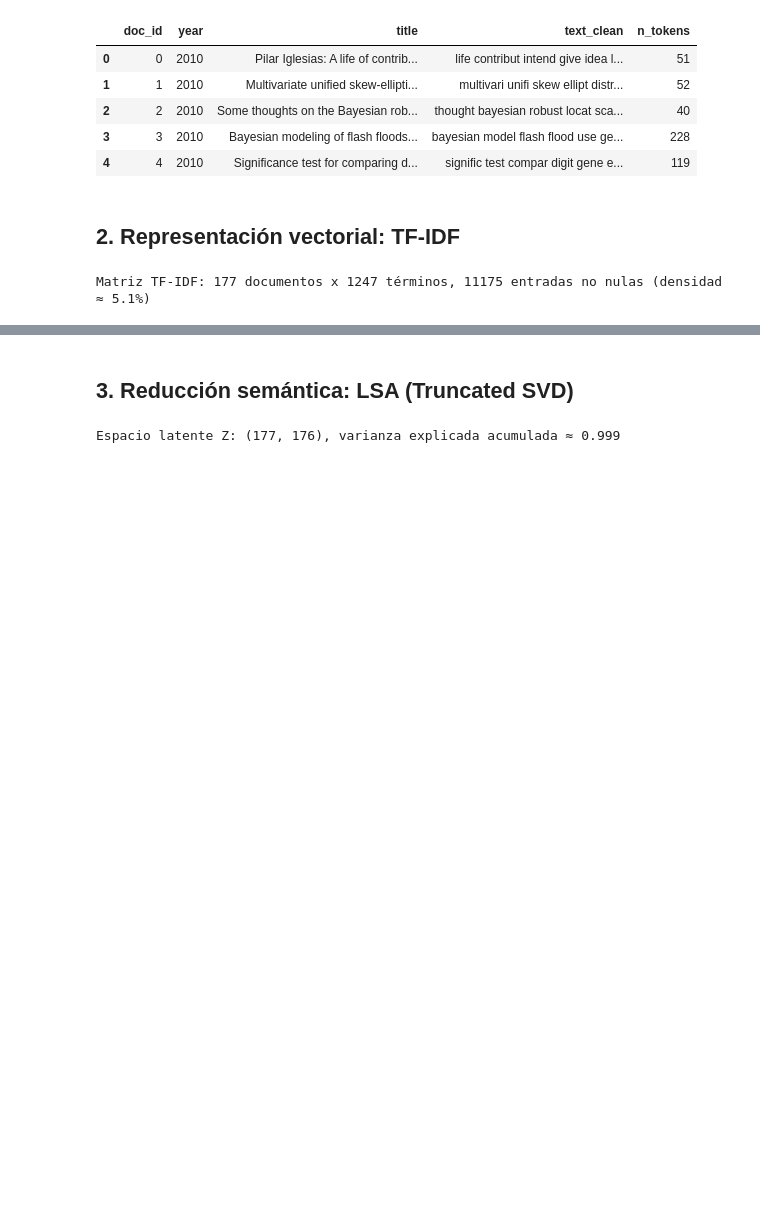
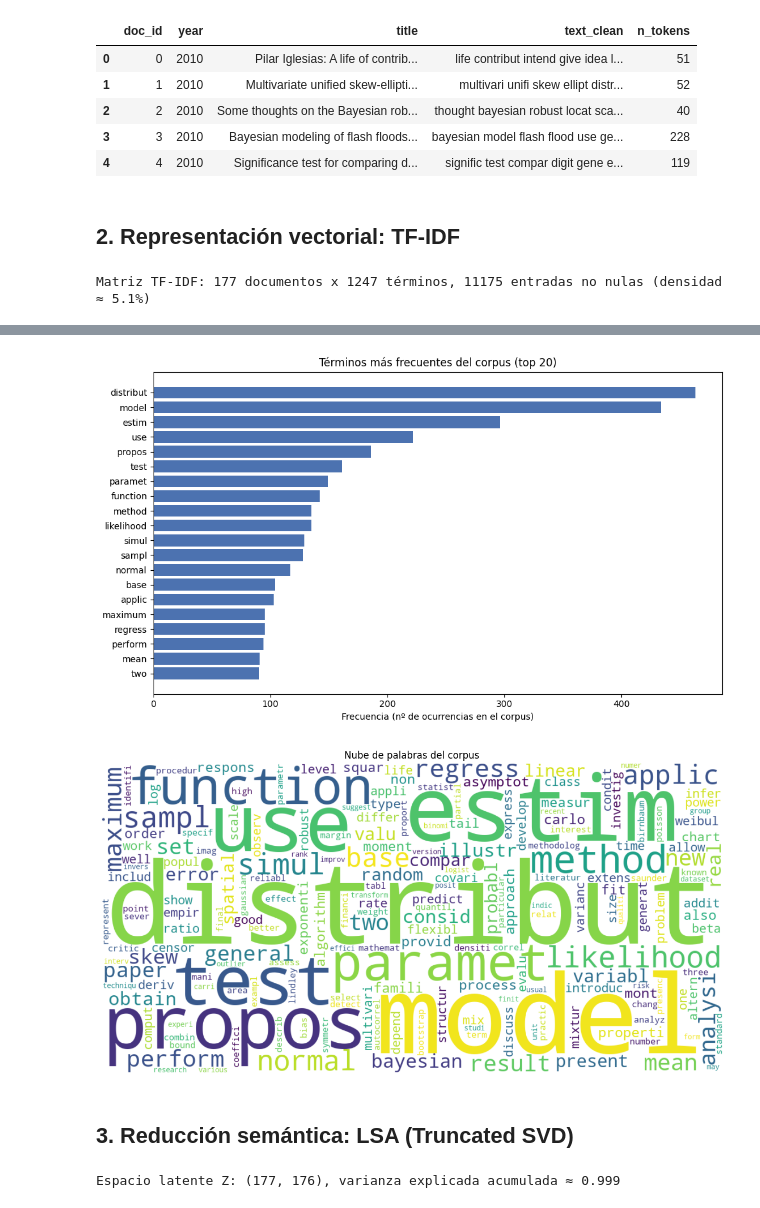
Before and after one commit to roscha10/chjs-bibliometric-analysis, a Jupyter notebook: notebooks/04_clusterizacion_tematica.ipynb, the cells around one changed output, grey strips where cells are left out. Cells and saved outputs as stored; diff of their text form; code cells hidden in the pictures; blank space fills up the shorter version.

```diff
--- a/notebooks/04_clusterizacion_tematica.ipynb
+++ b/notebooks/04_clusterizacion_tematica.ipynb
@@ -179,3 +185,40 @@ Matriz TF-IDF: 177 documentos x 1247 términos, 11175 entradas no nulas (densida
+# %%
+
+from collections import Counter
+from wordcloud import WordCloud
+
+# Frecuencia de términos sobre el corpus preprocesado (tokens de text_clean)
+token_counter = Counter()
+for txt in df["text_clean"]:
+    token_counter.update(txt.split())
+
+# --- Figura 4.23: términos más frecuentes ---
+TOP_N = 20
+terms, freqs = zip(*token_counter.most_common(TOP_N))
+y = np.arange(len(terms))[::-1]
+fig, ax = plt.subplots(figsize=(10, 6))
+ax.barh(y, freqs, color="#4c72b0")
+ax.set_yticks(y)
+ax.set_yticklabels(terms)
+ax.set_xlabel("Frecuencia (nº de ocurrencias en el corpus)")
+ax.set_title(f"Términos más frecuentes del corpus (top {TOP_N})")
+fig.tight_layout()
+fig.savefig(FIGS_DIR / "fig_4_23_top_terms.png", dpi=160)
+plt.show()
+
+# --- Figura 4.24: nube de palabras ---
+wc = WordCloud(width=1200, height=600, background_color="white",
+               max_words=200, collocations=False).generate_from_frequencies(token_counter)
+fig, ax = plt.subplots(figsize=(12, 6))
+ax.imshow(wc, interpolation="bilinear")
+ax.axis("off")
+ax.set_title("Nube de palabras del corpus")
+fig.tight_layout()
+fig.savefig(FIGS_DIR / "fig_4_24_wordcloud.png", dpi=160)
+plt.show()
+# %% [output]
+[figure, added]
+[figure, added]
 # %% [markdown]
 ## 3. Reducción semántica: LSA (Truncated SVD)
 # %%
```
Also changed, not shown: parts of 1 cell of this notebook, 3 other files.
